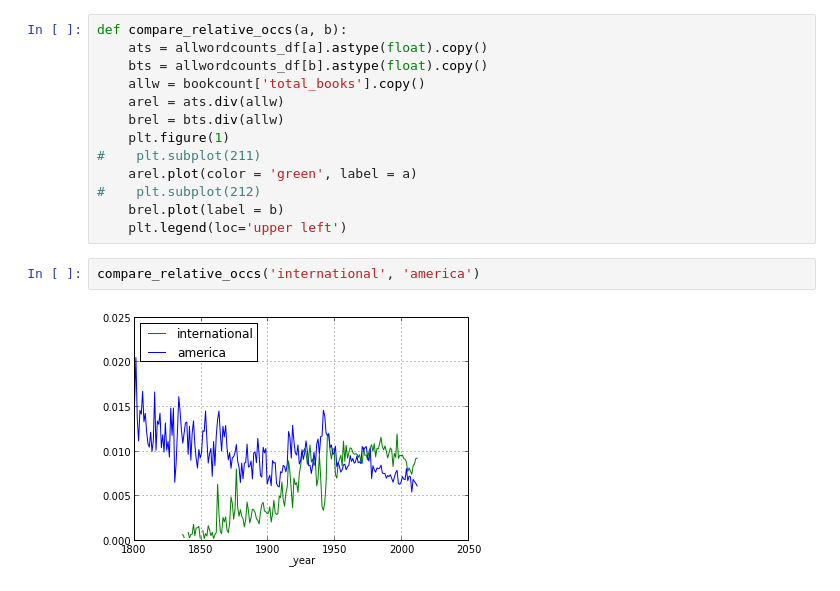
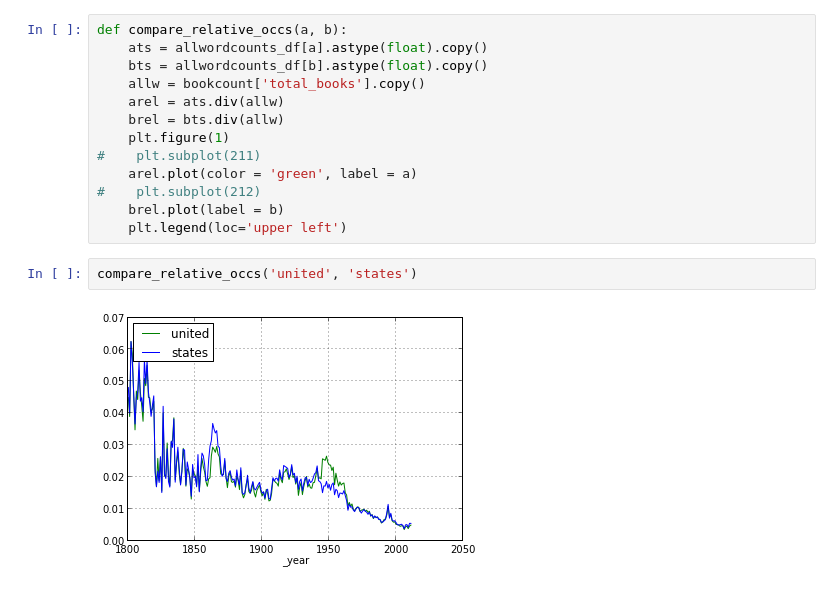
Before and after one commit to ahane/i290-project, a Jupyter notebook: Word_Timeseries_DataFrame.ipynb, the cells around one changed output. Cells and saved outputs as stored; diff of their text form.

```diff
--- a/Word_Timeseries_DataFrame.ipynb
+++ b/Word_Timeseries_DataFrame.ipynb
@@ -182,8 +182,8 @@ def compare_relative_occs(a, b):
 #    plt.subplot(212)
     brel.plot(label = b)
     plt.legend(loc='upper left')
-# %%
-compare_relative_occs('international', 'america')
-# %% [output]
-[figure, removed]
+# %%
+compare_relative_occs('united', 'states')
+# %% [output]
+[figure, added]
 # %%
```
Also changed, not shown: parts of 6 cells of this notebook.
